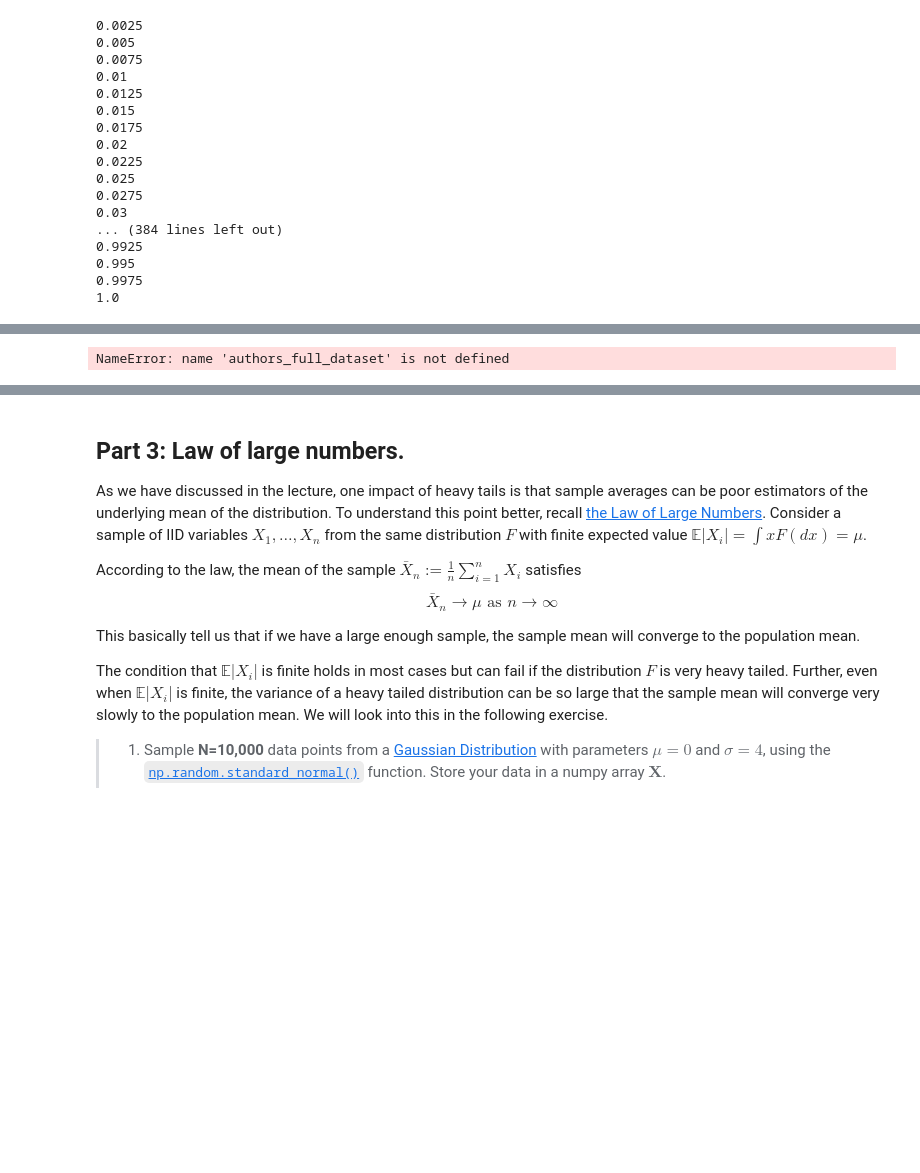
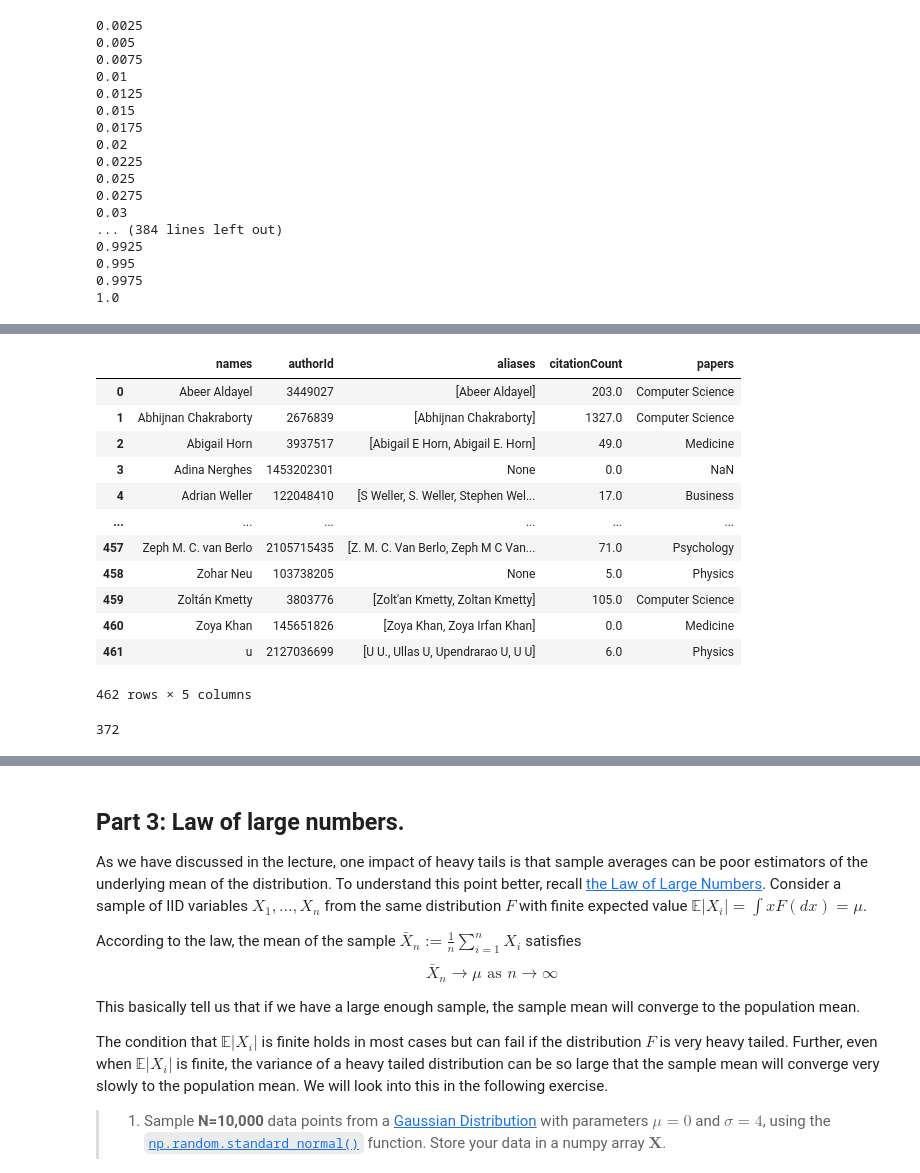
Before and after one commit to Morell1123/Assignment1_SocialInformatics, a Jupyter notebook: Assignment1.ipynb, the cells around one changed output, grey strips where cells are left out. Cells and saved outputs as stored; diff of their text form; code cells hidden in the pictures; blank space fills up the shorter version.

```diff
--- a/Assignment1.ipynb
+++ b/Assignment1.ipynb
@@ -371,9 +375,20 @@ import re
 # %%
 #dfA = pd.read_csv(r"C:\Users\Owner\Downloads\Assignment1_SocialInformatics-main (1)\Assignment1_SocialInformatics-main\Author.txt",header=1)
 #or
 dfA = authors_full_dataset
 dfA = dfA.drop(columns = ['message'])
-dfA = dfA.drop(dfA.columns[0], axis=1)
 dfA
 # %% [output]
+|  | names | authorId | aliases | citationCount | papers |
+| 0 | Abeer Aldayel | 3449027 | [Abeer Aldayel] | 203.0 | Computer Science |
+| 1 | Abhijnan Chakraborty | 2676839 | [Abhijnan Chakraborty] | 1327.0 | Computer Science |
+| 2 | Abigail Horn | 3937517 | [Abigail E Horn, Abigail E. Horn] | 49.0 | Medicine |
+| 3 | Adina Nerghes | 1453202301 | None | 0.0 | NaN |
+| 4 | Adrian Weller | 122048410 | [S Weller, S. Weller, Stephen Wel... | 17.0 | Business |
+| ... | ... | ... | ... | ... | ... |
+| 457 | Zeph M. C. van Berlo | 2105715435 | [Z. M. C. Van Berlo, Zeph M C Van... | 71.0 | Psychology |
+| 458 | Zohar Neu | 103738205 | None | 5.0 | Physics |
+| 459 | Zoltán Kmetty | 3803776 | [Zolt'an Kmetty, Zoltan Kmetty] | 105.0 | Computer Science |
+| 460 | Zoya Khan | 145651826 | [Zoya Khan, Zoya Irfan Khan] | 0.0 | Medicine |
+| 461 | u | 2127036699 | [U U., Ullas U, Upendrarao U, U U] | 6.0 | Physics |
-NameError: name 'authors_full_dataset' is not defined
+462 rows × 5 columns
@@ -382,3 +398,7 @@ authorID_list = dfA["authorId"].values.tolist()
 # %%
-authorID_list = [x for x in authorID_list if str(x) != 'nan']
+#get rid of NaN values
+authorID_list = [x for x in authorID_list if str(x) != 'None']
+len(authorID_list)
+# %% [output]
+372
 # %%
```
Also changed, not shown: parts of 43 cells of this notebook.
